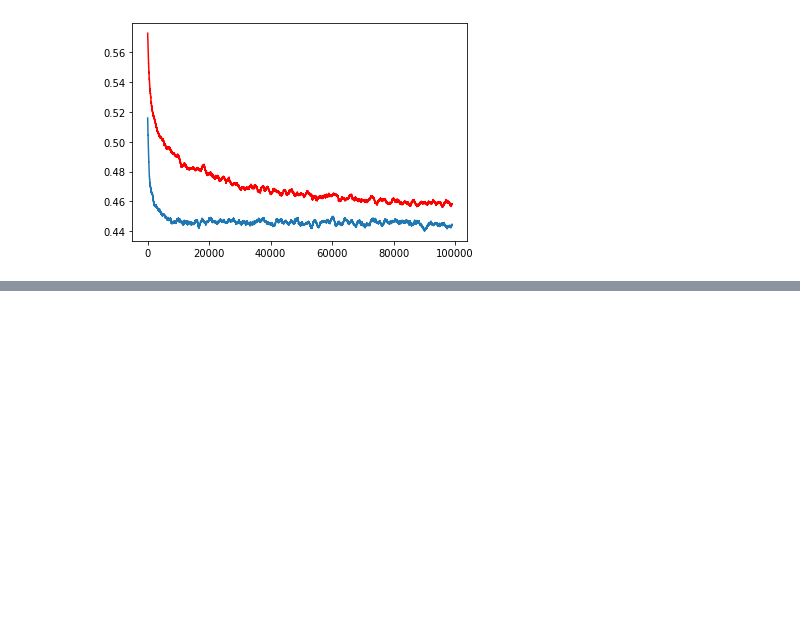
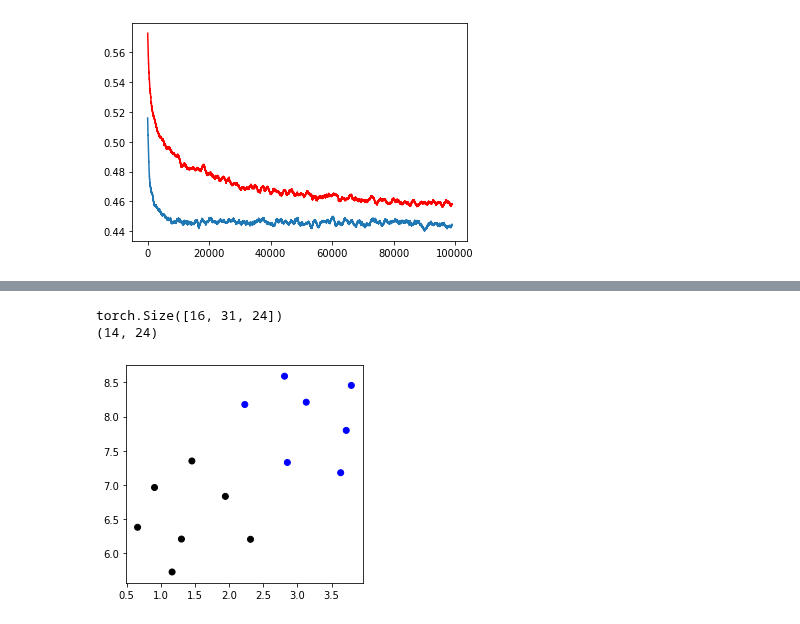
Before and after one commit to mosturm/IWR_CellTrack, a Jupyter notebook: prediction2.ipynb, the cells around one changed output, grey strips where cells are left out. Cells and saved outputs as stored; diff of their text form; code cells hidden in the pictures; blank space fills up the shorter version.

```diff
--- a/prediction2.ipynb
+++ b/prediction2.ipynb
@@ -1451 +1531,67 @@ mid [199 200 201 202 203 204 205 206 207 208 209 210 211]
+# %%
+from sklearn.datasets import fetch_openml
+from sklearn.model_selection import train_test_split
+
+import umap.umap_ as umap
+
+
+transformer.load_state_dict(torch.load('AttTrack24.pt',map_location=torch.device('cpu')))
+transformer.eval()
+
+run=5
+t= 16
+src1, src2, y,d = collate_fn(31,-100,recon=True,train=False,run=run)
+src_padding_mask1=create_mask(src1,-100)
+src_padding_mask2=create_mask(src2,-100)
+
+
+Ad,out1,out2,out_dec1,src_t1,src_t2 = transformer(src1,src2,src_padding_mask1,src_padding_mask2)
+
+
+
+out_dec1=torch.transpose(out_dec1,2,1)
+out_dec1=torch.transpose(out_dec1,1,0)
+print(out_dec1.shape)
+
+
+src_t1=src_t1[:,t,:][1:]
+src_t2=src_t2[:,t,:][1:]
+
+ind1=np.where(src_t1 == -100)
+ind2=np.where(src_t2 == -100)
+
+a=out1.detach().numpy()
+b=out_dec1.detach().numpy()
+
+a=a[:,t,:][1:]
+b=b[:,t,:][1:]
+
+a=a[0:ind1[0][0]]
+
+b=b[0:ind2[0][0]]
+
+c_list=['blue']*len(a)+['black']*len(b)
+
+#print(src_t1.shape)
+
+src=np.vstack((a,b))
+
+'''
+mnist = fetch_openml("mnist_784", version=1)
+X_train, X_test, y_train, y_test = train_test_split(
+    mnist.data, mnist.target, stratify=mnist.target, random_state=42
+)
+'''
+print(src.shape)
+reducer = umap.UMAP()
+embedding = reducer.fit_transform(src)
+#print(embedding_train,embedding_train.shape)
+#embedding_test = reducer.transform(X_test)
+
+plt.scatter(embedding[:, 0],embedding[:, 1],c=c_list)
+plt.gca().set_aspect('equal')
+# %% [output]
+torch.Size([16, 31, 24])
+(14, 24)
+[figure, added]
 # %%
```
Also changed, not shown: parts of 11 cells of this notebook, 2 other files.
